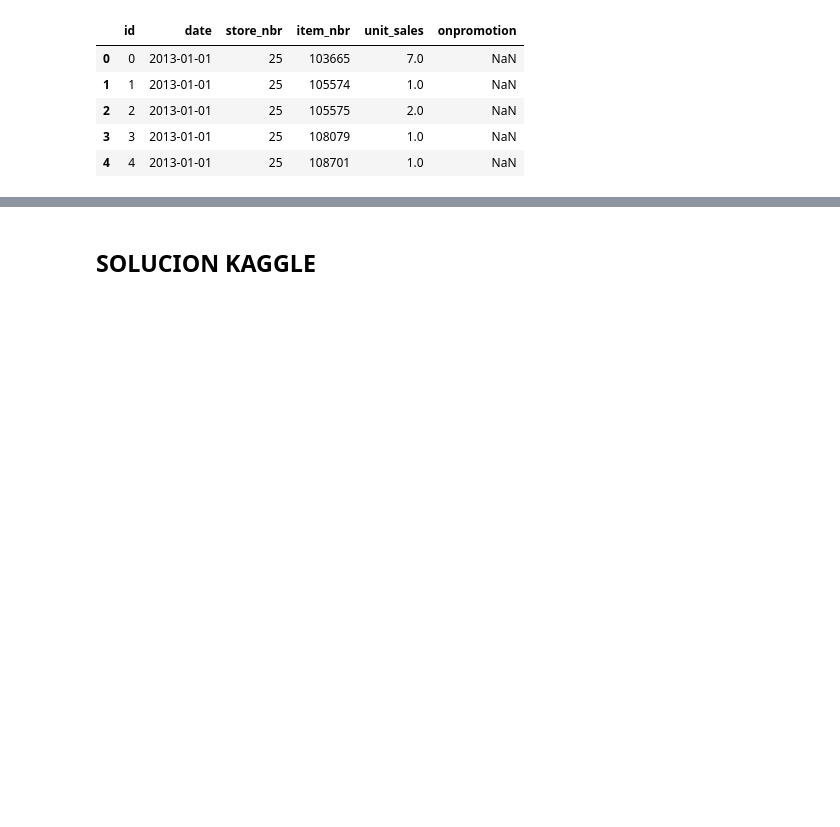
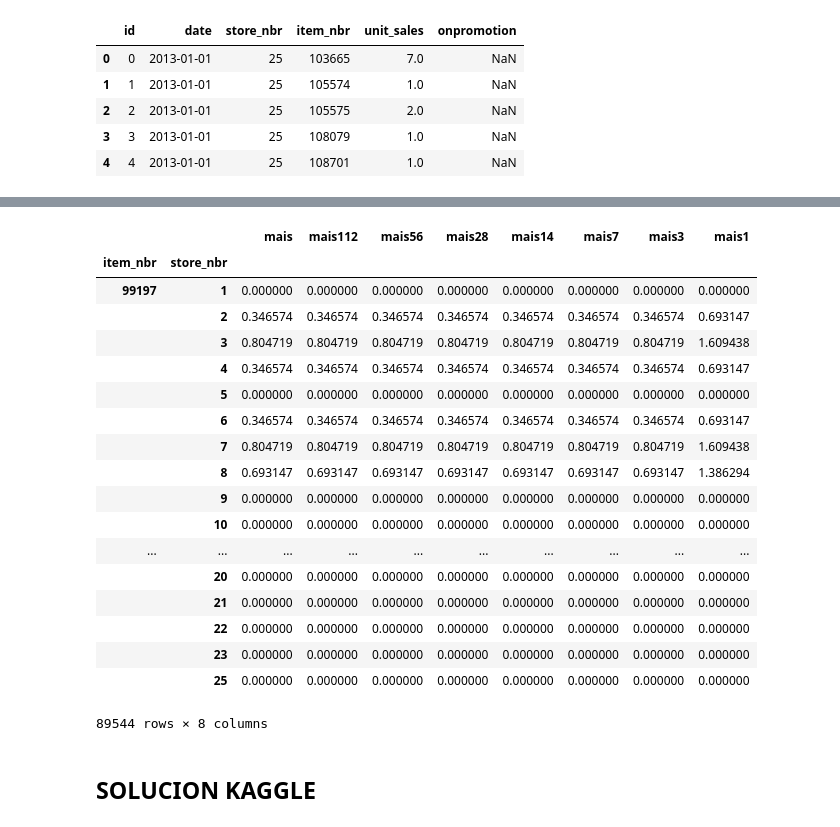
Before and after one commit to ambigus9/favorita-grocery-sales-forecasting, a Jupyter notebook: Favorita Grocery Sales Analytics.ipynb, the cells around one changed output, grey strips where cells are left out. Drawn from its saved outputs; the diff is of its cells as text; code cells hidden in the pictures; blank space fills up the shorter version.

```diff
--- a/Favorita Grocery Sales Analytics.ipynb
+++ b/Favorita Grocery Sales Analytics.ipynb
@@ -217,7 +310,6 @@ for chunk in chunk_iter:
     chunk_kept = chunk[(chunk["date"].dt.year == 2017)]
     train_list.append(chunk_kept)
 df_train_2 = pd.concat(train_list)
-df_train_2 = df_train_2.head(50000)
 
 print("Time: ", time.strftime("%M:%S", time.gmtime(time.time() - start)) )
 # %% [output]
@@ -236,3 +330,31 @@ ma_wk = ma_dw[['item_nbr','store_nbr','madw']].groupby(
 
 # Eliminar columnas de id, promociones y Dia de la Semana
 df_train_2 = df_train_2.drop(['id','onpromotion','dow'],axis=1)
+
+# Se crean registros para todos los items, todas las Tiendas en todas las Fechas
+# para el correcto calculo del promedio de ventas diarias
+
+# Busca valores únicos de Items, Tiendas, Fechas
+u_dates = df_train_2.date.unique()
+u_stores = df_train_2.store_nbr.unique()
+u_items = df_train_2.item_nbr.unique()
+
+# Hace index por Fecha, Tienda, Item
+df_train_2.set_index(['date', 'store_nbr', 'item_nbr'], inplace=True)
+
+df_train_2 = df_train_2.reindex(
+    pd.MultiIndex.from_product(
+        (u_dates, u_stores, u_items),
+        names=['date','store_nbr','item_nbr']
+    )
+).reset_index()
+
+# Rellenar con NaN
+df_train_2['unit_sales'].fillna(0, inplace=True)
+
+# Toma la Última Fecha
+lastdate = df_train_2.iloc[df_train_2.shape[0]-1].date
+
+# Calcula el promedio de ventas por item y tienda
+ma_is = df_train_2[['item_nbr','store_nbr','unit_sales']].groupby(
+        ['item_nbr','store_nbr'])['unit_sales'].mean().to_frame('mais')
@@ -279,15 +361,8 @@ pd.DataFrame.pivot_table(df_train_2, index=["item_nbr","store_nbr"], values=["un
 # %%
+from datetime import timedelta
+
 #Moving Averages
-ma_is = train[['item_nbr','store_nbr','unit_sales']].groupby(
-        ['item_nbr','store_nbr'])['unit_sales'].mean().to_frame('mais')
-
 for i in [112,56,28,14,7,3,1]:
-    tmp = train[train.date>lastdate-timedelta(int(i))]
+    tmp = df_train_2[df_train_2.date>lastdate-timedelta(int(i))]
     tmpg = tmp.groupby(['item_nbr','store_nbr'])['unit_sales'].mean().to_frame('mais'+str(i))
     ma_is = ma_is.join(tmpg, how='left')
-
-del tmp,tmpg,train
-
-ma_is['mais']=ma_is.median(axis=1)
-ma_is.reset_index(inplace=True)
-ma_is.drop(list(ma_is.columns.values)[3:],1,inplace=True)
@@ -323,0 +369,22 @@ pd.DataFrame.pivot_table(df_train_3, index=["item_nbr","store_nbr"], values=["un
+# %%
+ma_is
+# %% [output]
+|  |  | mais | mais112 | mais56 | mais28 | mais14 | mais7 | mais3 | mais1 |
+| item_nbr | store_nbr |  |  |  |  |  |  |  |  |
+| 99197 | 1 | 0.000000 | 0.000000 | 0.000000 | 0.000000 | 0.000000 | 0.000000 | 0.000000 | 0.000000 |
+|  | 2 | 0.346574 | 0.346574 | 0.346574 | 0.346574 | 0.346574 | 0.346574 | 0.346574 | 0.693147 |
+|  | 3 | 0.804719 | 0.804719 | 0.804719 | 0.804719 | 0.804719 | 0.804719 | 0.804719 | 1.609438 |
+|  | 4 | 0.346574 | 0.346574 | 0.346574 | 0.346574 | 0.346574 | 0.346574 | 0.346574 | 0.693147 |
+|  | 5 | 0.000000 | 0.000000 | 0.000000 | 0.000000 | 0.000000 | 0.000000 | 0.000000 | 0.000000 |
+|  | 6 | 0.346574 | 0.346574 | 0.346574 | 0.346574 | 0.346574 | 0.346574 | 0.346574 | 0.693147 |
+|  | 7 | 0.804719 | 0.804719 | 0.804719 | 0.804719 | 0.804719 | 0.804719 | 0.804719 | 1.609438 |
+|  | 8 | 0.693147 | 0.693147 | 0.693147 | 0.693147 | 0.693147 | 0.693147 | 0.693147 | 1.386294 |
+|  | 9 | 0.000000 | 0.000000 | 0.000000 | 0.000000 | 0.000000 | 0.000000 | 0.000000 | 0.000000 |
+|  | 10 | 0.000000 | 0.000000 | 0.000000 | 0.000000 | 0.000000 | 0.000000 | 0.000000 | 0.000000 |
+| ... | ... | ... | ... | ... | ... | ... | ... | ... | ... |
+|  | 20 | 0.000000 | 0.000000 | 0.000000 | 0.000000 | 0.000000 | 0.000000 | 0.000000 | 0.000000 |
+|  | 21 | 0.000000 | 0.000000 | 0.000000 | 0.000000 | 0.000000 | 0.000000 | 0.000000 | 0.000000 |
+|  | 22 | 0.000000 | 0.000000 | 0.000000 | 0.000000 | 0.000000 | 0.000000 | 0.000000 | 0.000000 |
+|  | 23 | 0.000000 | 0.000000 | 0.000000 | 0.000000 | 0.000000 | 0.000000 | 0.000000 | 0.000000 |
+|  | 25 | 0.000000 | 0.000000 | 0.000000 | 0.000000 | 0.000000 | 0.000000 | 0.000000 | 0.000000 |
+89544 rows × 8 columns
```
Also changed, not shown: parts of 18 cells of this notebook, 1 other file.
